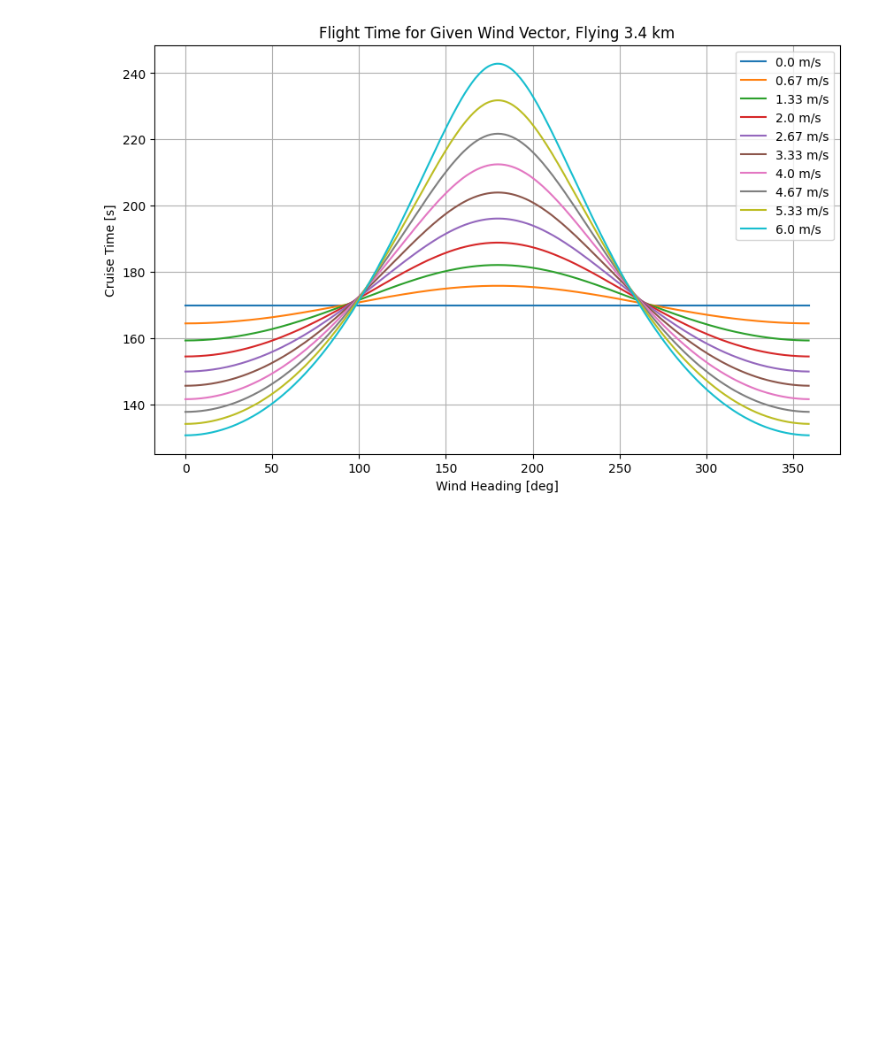
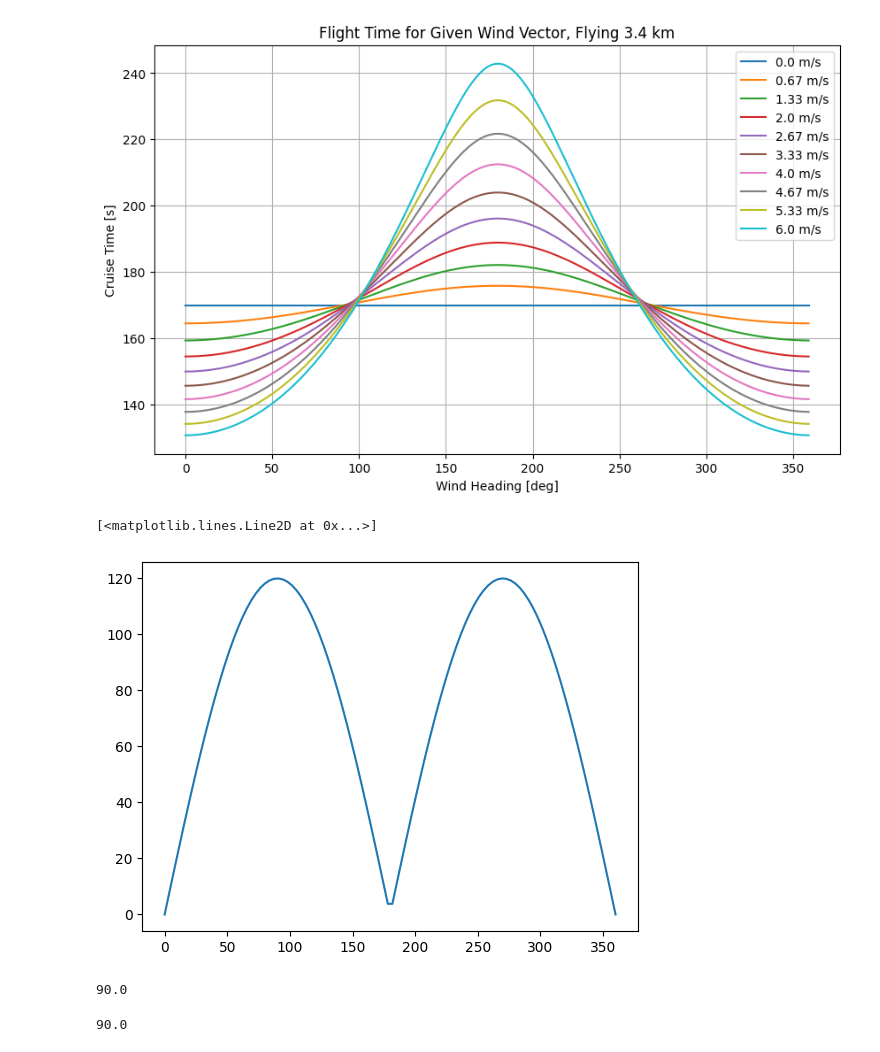
Before and after one commit to jsonirobots/biomed_system_sim, a Jupyter notebook: flightsim.ipynb, the cells around one changed output. Drawn from its saved outputs; the diff is of its cells as text; code cells hidden in the pictures; blank space fills up the shorter version.

```diff
--- a/flightsim.ipynb
+++ b/flightsim.ipynb
@@ -96,3 +96,16 @@ plt.legend()
 plt.grid();
 # %% [output]
 [figure]
+# %%
+rx = 3.4e3
+ry= 0
+vx = 20*rx/np.hypot(rx,ry)
+vy = 20*ry/np.hypot(rx,ry)
+# %%
+wmag = 6
+theta = np.linspace(0,2*np.pi,100)
+cp = np.hypot(vx,vy)*wmag*np.sin(theta)
+plt.plot(np.rad2deg(theta),np.abs(cp))
+# %% [output]
+[<matplotlib.lines.Line2D at 0x...>]
+[figure, added]
@@ -98,0 +115,4 @@ plt.grid();
+# %%
+np.rad2deg(np.arccos(np.dot([rx,ry],[wx,wy])/(np.hypot(rx,ry)*np.hypot(wx,wy))))
+# %% [output]
+90.0
@@ -98,0 +122,4 @@ plt.grid();
+# %%
+np.rad2deg(np.arccos(np.dot(r,w)/np.hypot(*r)/np.hypot(*w)))
+# %% [output]
+90.0
```
Also changed, not shown: parts of 2 cells of this notebook, 1 other file.
